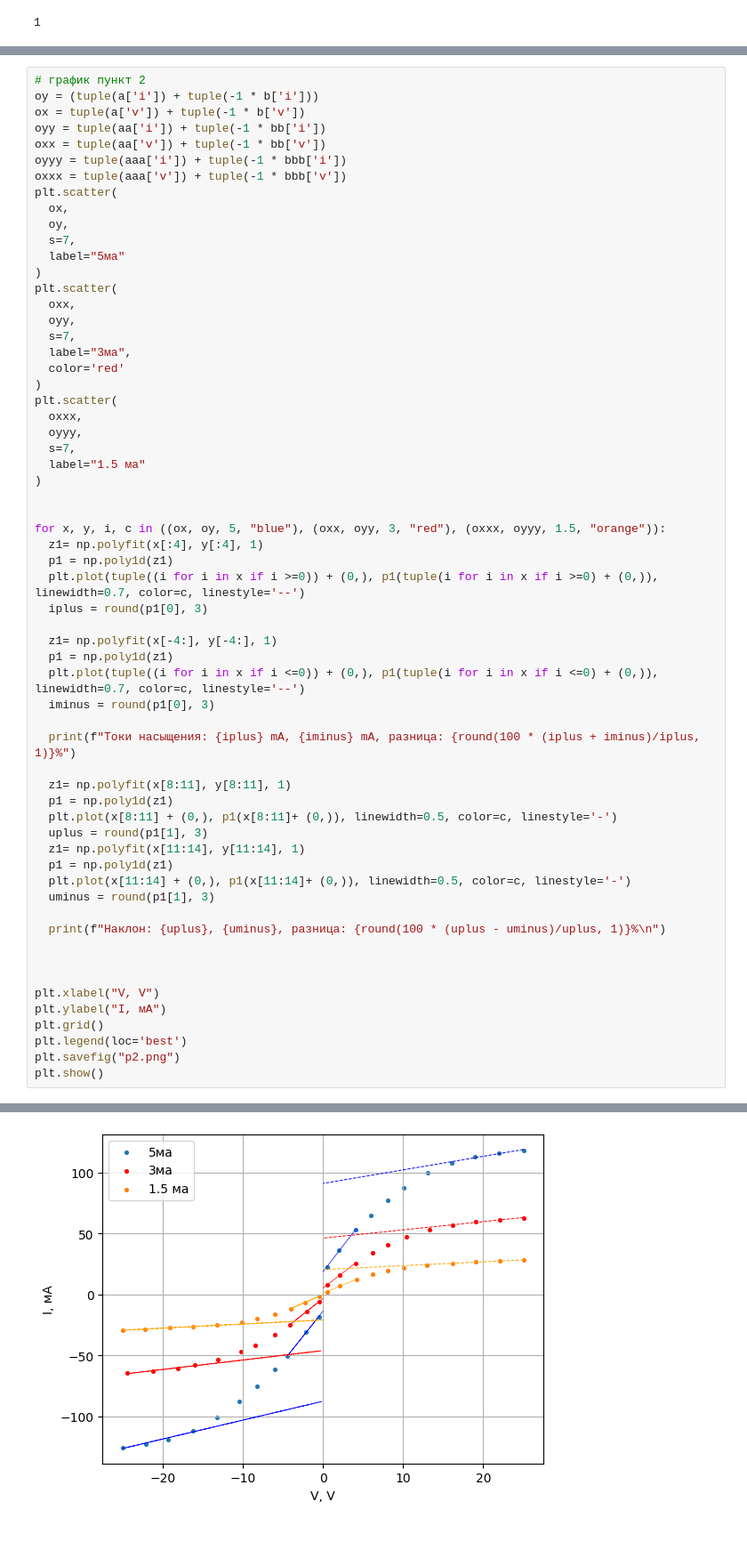
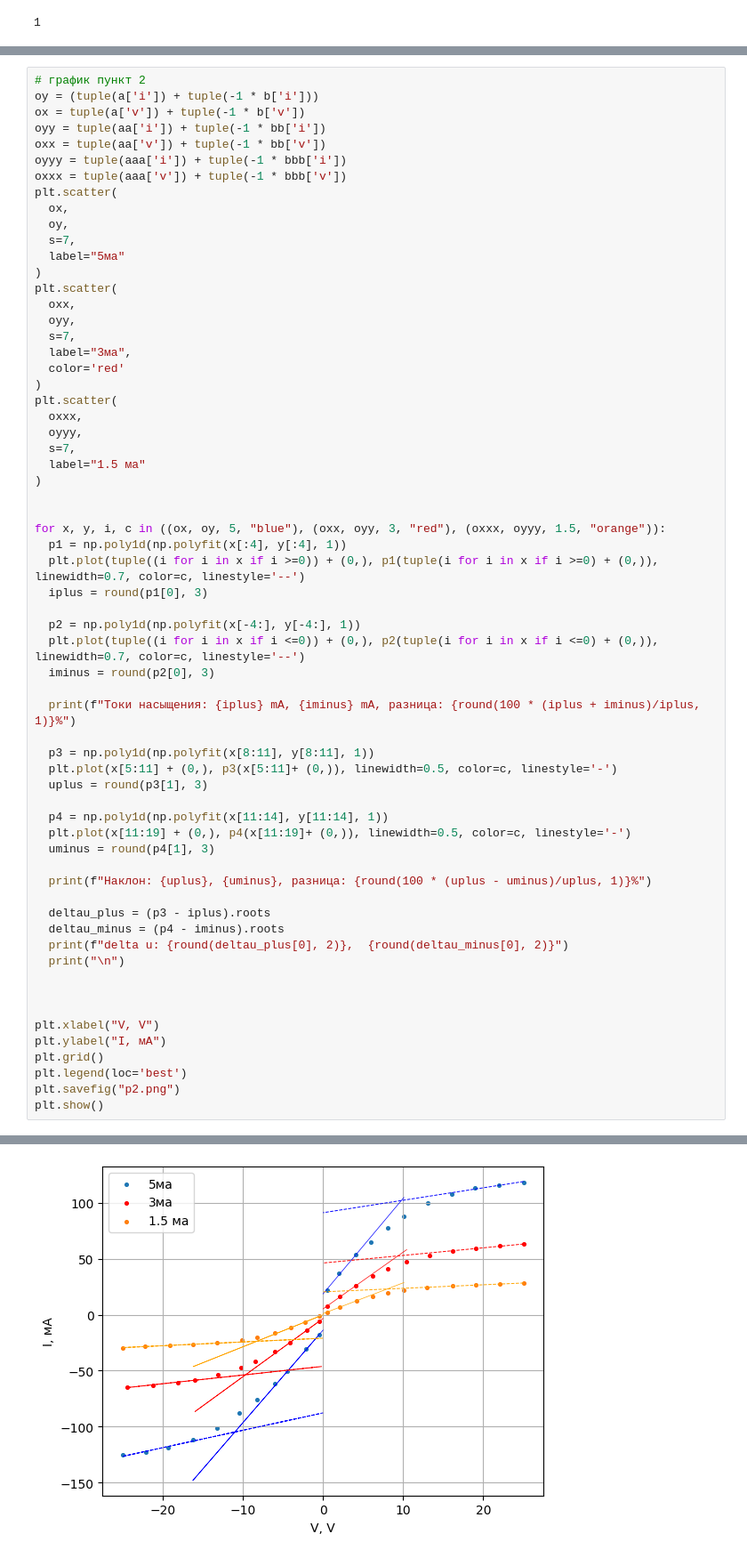
Before and after one commit to ILoveAlgorythms/labs, a Jupyter notebook: 3.5.1/data.ipynb, the cells around one changed output, grey strips where cells are left out. Shown: that part at 89% size. Saved outputs shown, nothing was run; the diff lists cells and outputs as text.

```diff
--- a/3.5.1/data.ipynb
+++ b/3.5.1/data.ipynb
@@ -194,28 +189,30 @@ plt.scatter(
 
 
 for x, y, i, c in ((ox, oy, 5, "blue"), (oxx, oyy, 3, "red"), (oxxx, oyyy, 1.5, "orange")):
-  z1= np.polyfit(x[:4], y[:4], 1)
-  p1 = np.poly1d(z1)
+  p1 = np.poly1d(np.polyfit(x[:4], y[:4], 1))
   plt.plot(tuple((i for i in x if i >=0)) + (0,), p1(tuple(i for i in x if i >=0) + (0,)), linewidth=0.7, color=c, linestyle='--')
   iplus = round(p1[0], 3)
 
-  z1= np.polyfit(x[-4:], y[-4:], 1)
-  p1 = np.poly1d(z1)
-  plt.plot(tuple((i for i in x if i <=0)) + (0,), p1(tuple(i for i in x if i <=0) + (0,)), linewidth=0.7, color=c, linestyle='--')
-  iminus = round(p1[0], 3)
+  p2 = np.poly1d(np.polyfit(x[-4:], y[-4:], 1))
+  plt.plot(tuple((i for i in x if i <=0)) + (0,), p2(tuple(i for i in x if i <=0) + (0,)), linewidth=0.7, color=c, linestyle='--')
+  iminus = round(p2[0], 3)
 
   print(f"Токи насыщения: {iplus} mA, {iminus} mA, разница: {round(100 * (iplus + iminus)/iplus, 1)}%")
 
-  z1= np.polyfit(x[8:11], y[8:11], 1)
-  p1 = np.poly1d(z1)
-  plt.plot(x[8:11] + (0,), p1(x[8:11]+ (0,)), linewidth=0.5, color=c, linestyle='-')
-  uplus = round(p1[1], 3)
-  z1= np.polyfit(x[11:14], y[11:14], 1)
-  p1 = np.poly1d(z1)
-  plt.plot(x[11:14] + (0,), p1(x[11:14]+ (0,)), linewidth=0.5, color=c, linestyle='-')
-  uminus = round(p1[1], 3)
+  p3 = np.poly1d(np.polyfit(x[8:11], y[8:11], 1))
+  plt.plot(x[5:11] + (0,), p3(x[5:11]+ (0,)), linewidth=0.5, color=c, linestyle='-')
+  uplus = round(p3[1], 3)
 
-  print(f"Наклон: {uplus}, {uminus}, разница: {round(100 * (uplus - uminus)/uplus, 1)}%\n")
+  p4 = np.poly1d(np.polyfit(x[11:14], y[11:14], 1))
+  plt.plot(x[11:19] + (0,), p4(x[11:19]+ (0,)), linewidth=0.5, color=c, linestyle='-')
+  uminus = round(p4[1], 3)
+
+  print(f"Наклон: {uplus}, {uminus}, разница: {round(100 * (uplus - uminus)/uplus, 1)}%")
+
+  deltau_plus = (p3 - iplus).roots
+  deltau_minus = (p4 - iminus).roots
+  print(f"delta u: {round(deltau_plus[0], 2)},  {round(deltau_minus[0], 2)}")
+  print("\n")
 
 
 
@@ -237 +239 @@ plt.show()
-[figure, old version]
+[figure, new version]
```
Also changed, not shown: parts of 3 cells of this notebook, 5 other files.
